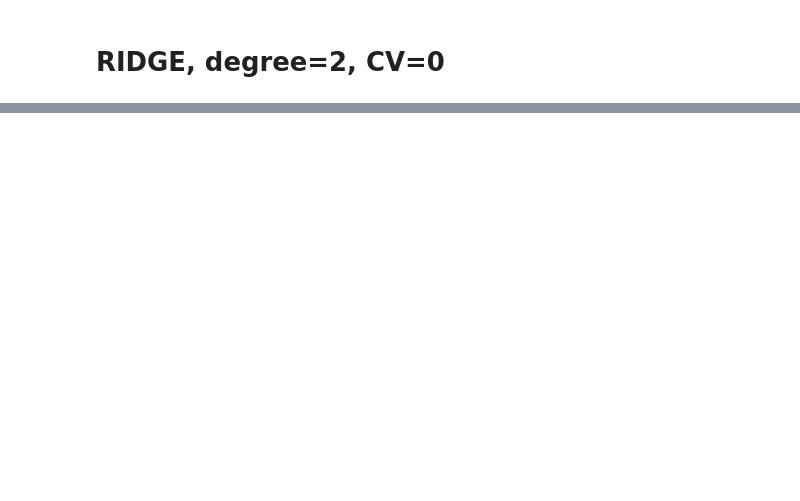
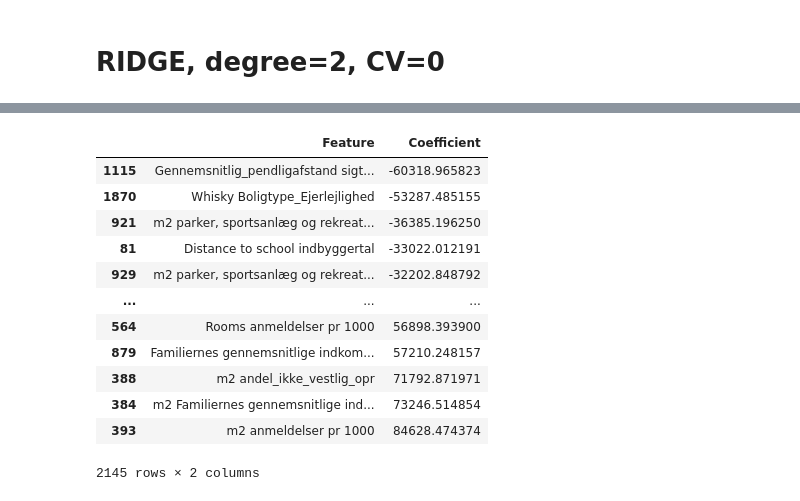
Before and after one commit to matliras/Sommerskole7, a Jupyter notebook: Eksamensprojekt/ML/OLS.ipynb, the cells around one changed output, grey strips where cells are left out. Cells and saved outputs as stored; diff of their text form; code cells hidden in the pictures; blank space fills up the shorter version.

```diff
--- a/Eksamensprojekt/ML/OLS.ipynb
+++ b/Eksamensprojekt/ML/OLS.ipynb
@@ -485,0 +557,8 @@ Ridge_R2_de1 -0.0005736083474661147
+# %%
+# INSERT OPTIMAL LAMBDA INTO NEW MODEL
+pipe_ridge = make_pipeline(PolynomialFeatures(degree=2),
+                           StandardScaler(),
+                           Ridge(alpha=optimal.index[0]))
+
+# FIT NEW MODEL ON ALL OF THE DEVELOPMENT (non-test) DATA TO BUILD BEST POSSIBLE MODEL
+pipe_ridge.fit(X_dev, y_dev)
@@ -485,0 +611,28 @@ Ridge_R2_de1 -0.0005736083474661147
+# %%
+# Access the Ridge model coefficients after fitting
+ridge_model = pipe_ridge.named_steps['ridge']
+coefficients = ridge_model.coef_
+
+# Get feature names from PolynomialFeatures
+feature_names = pipe_ridge.named_steps['polynomialfeatures'].get_feature_names_out(X_train.columns)
+
+# Combine feature names with coefficients
+coefficients_df = pd.DataFrame({
+    'Feature': feature_names,
+    'Coefficient': coefficients
+})
+coefficients_df.sort_values(by='Coefficient', ascending=True)
+# %% [output]
+|  | Feature | Coefficient |
+| 1115 | Gennemsnitlig_pendligafstand sigt... | -60318.965823 |
+| 1870 | Whisky Boligtype_Ejerlejlighed | -53287.485155 |
+| 921 | m2 parker, sportsanlæg og rekreat... | -36385.196250 |
+| 81 | Distance to school indbyggertal | -33022.012191 |
+| 929 | m2 parker, sportsanlæg og rekreat... | -32202.848792 |
+| ... | ... | ... |
+| 564 | Rooms anmeldelser pr 1000 | 56898.393900 |
+| 879 | Familiernes gennemsnitlige indkom... | 57210.248157 |
+| 388 | m2 andel_ikke_vestlig_opr | 71792.871971 |
+| 384 | m2 Familiernes gennemsnitlige ind... | 73246.514854 |
+| 393 | m2 anmeldelser pr 1000 | 84628.474374 |
+2145 rows × 2 columns
```
Also changed, not shown: parts of 7 cells of this notebook.
